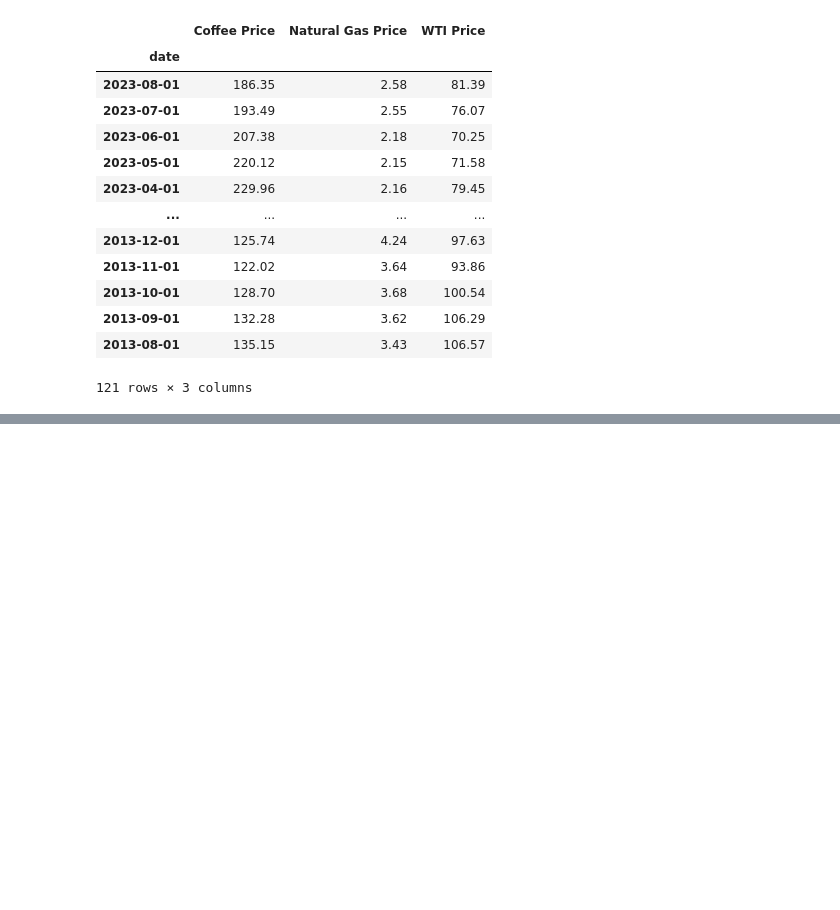
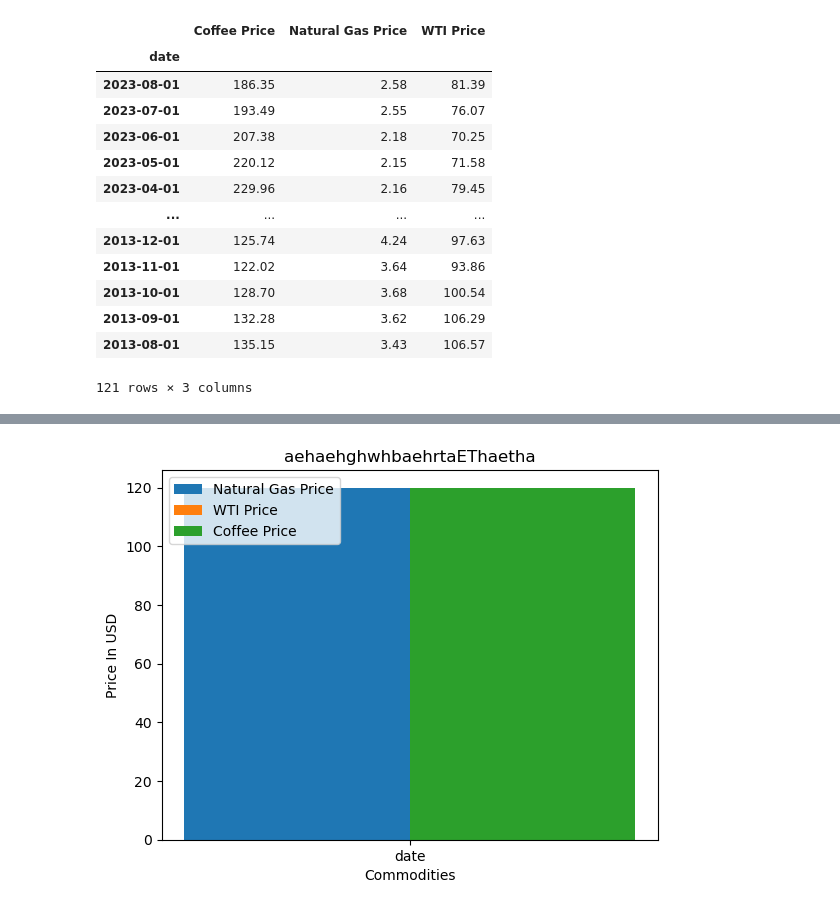
Before and after one commit to JoeBrueneman/Commodity_Trading_Analysis, a Jupyter notebook: Joe/Commodity Prices.ipynb, the cells around one changed output, grey strips where cells are left out. Drawn from its saved outputs; the diff is of its cells as text; code cells hidden in the pictures; blank space fills up the shorter version.

```diff
--- a/Joe/Commodity Prices.ipynb
+++ b/Joe/Commodity Prices.ipynb
@@ -71,0 +95,20 @@ plt.show()
+# %%
+X = ["date"]
+New_Merged_df["Natural Gas Price"] = range(0,121)
+New_Merged_df["WTI Price"] = range(0,121)
+New_Merged_df["Coffee Price"] = range(0,121)
+
+X_axis = np.arange(len(X))
+
+plt.bar(X_axis - 0.2, New_Merged_df["Natural Gas Price"], 0.4, label = 'Natural Gas Price')
+plt.bar(X_axis + 0.2, New_Merged_df["WTI Price"], 0.4, label = 'WTI Price')
+plt.bar(X_axis + 0.2, New_Merged_df["Coffee Price"], 0.4, label = 'Coffee Price')
+
+plt.xticks(X_axis, X)
+plt.xlabel("Commodities")
+plt.ylabel("Price In USD")
+plt.title("aehaehghwhbaehrtaEThaetha")
+plt.legend()
+plt.show()
+# %% [output]
+[figure, added]
```
Also changed, not shown: parts of 4 cells of this notebook.
